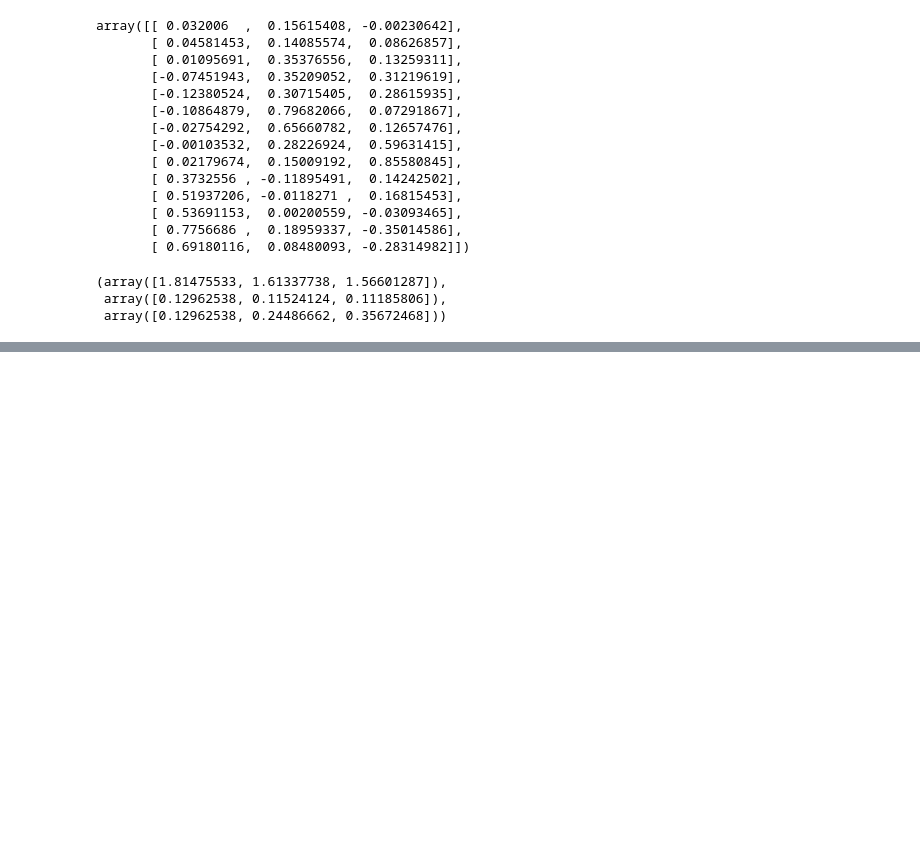
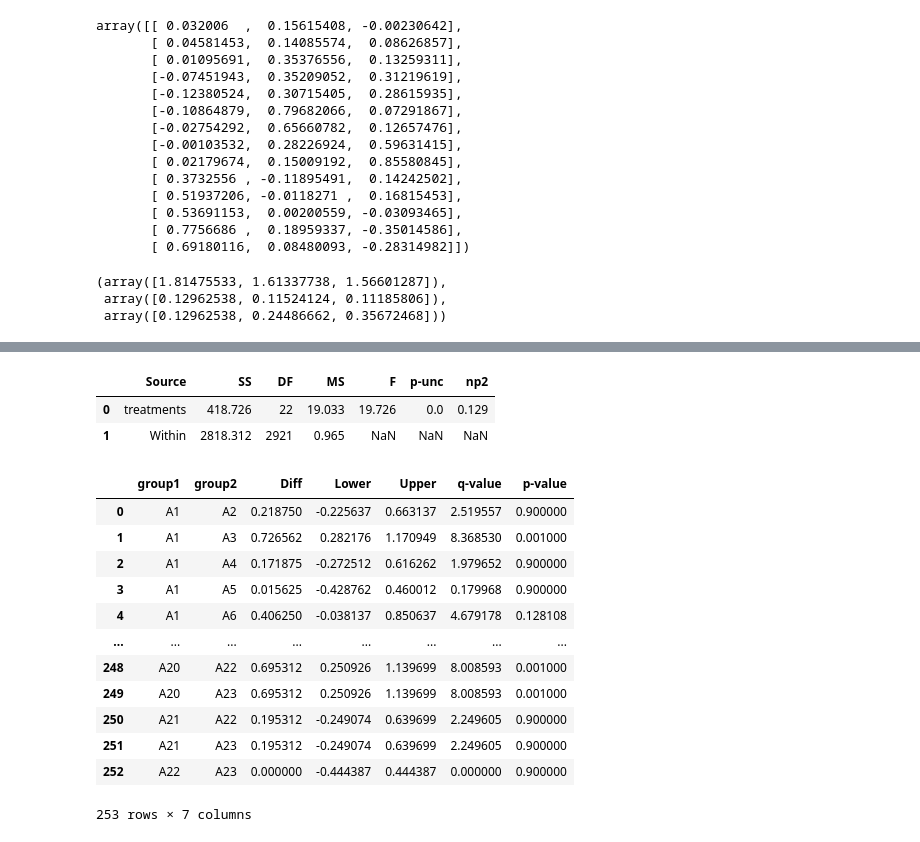
Before and after one commit to rodrigoyujisato/statistics, a Jupyter notebook: factor_analysis_varimax.ipynb, the cells around one changed output, grey strips where cells are left out. Drawn from its saved outputs; the diff is of its cells as text; code cells hidden in the pictures; blank space fills up the shorter version.

```diff
--- a/factor_analysis_varimax.ipynb
+++ b/factor_analysis_varimax.ipynb
@@ -145,0 +224,36 @@ fa.get_factor_variance()
+# %%
+#Anova using pingouin
+
+aov = pg.anova(dv='value', between='treatments', data=df_melt, detailed=True)
+aov.round(3)
+
+# for i in range(1, 24):
+#     print(f"Anova: tempo ~ A{i}")
+#     aov = pg.anova(dv='area', between=f'A{i}', data=df, detailed=True)
+#     print(aov.round(3))
+# %% [output]
+|  | Source | SS | DF | MS | F | p-unc | np2 |
+| 0 | treatments | 418.726 | 22 | 19.033 | 19.726 | 0.0 | 0.129 |
+| 1 | Within | 2818.312 | 2921 | 0.965 | NaN | NaN | NaN |
+# %%
+# perform multiple pairwise comparison (Tukey's HSD)
+# unequal sample size data, tukey_hsd uses Tukey-Kramer test
+res = stat()
+res.tukey_hsd(df=df_melt, res_var='value', xfac_var='treatments', anova_model='value ~ C(treatments)')
+res.tukey_summary
+
+# Note: p-value 0.001 from tukey_hsd output should be interpreted as <=0.001
+# %% [output]
+|  | group1 | group2 | Diff | Lower | Upper | q-value | p-value |
+| 0 | A1 | A2 | 0.218750 | -0.225637 | 0.663137 | 2.519557 | 0.900000 |
+| 1 | A1 | A3 | 0.726562 | 0.282176 | 1.170949 | 8.368530 | 0.001000 |
+| 2 | A1 | A4 | 0.171875 | -0.272512 | 0.616262 | 1.979652 | 0.900000 |
+| 3 | A1 | A5 | 0.015625 | -0.428762 | 0.460012 | 0.179968 | 0.900000 |
+| 4 | A1 | A6 | 0.406250 | -0.038137 | 0.850637 | 4.679178 | 0.128108 |
+| ... | ... | ... | ... | ... | ... | ... | ... |
+| 248 | A20 | A22 | 0.695312 | 0.250926 | 1.139699 | 8.008593 | 0.001000 |
+| 249 | A20 | A23 | 0.695312 | 0.250926 | 1.139699 | 8.008593 | 0.001000 |
+| 250 | A21 | A22 | 0.195312 | -0.249074 | 0.639699 | 2.249605 | 0.900000 |
+| 251 | A21 | A23 | 0.195312 | -0.249074 | 0.639699 | 2.249605 | 0.900000 |
+| 252 | A22 | A23 | 0.000000 | -0.444387 | 0.444387 | 0.000000 | 0.900000 |
+253 rows × 7 columns
```
Also changed, not shown: parts of 10 cells of this notebook.
